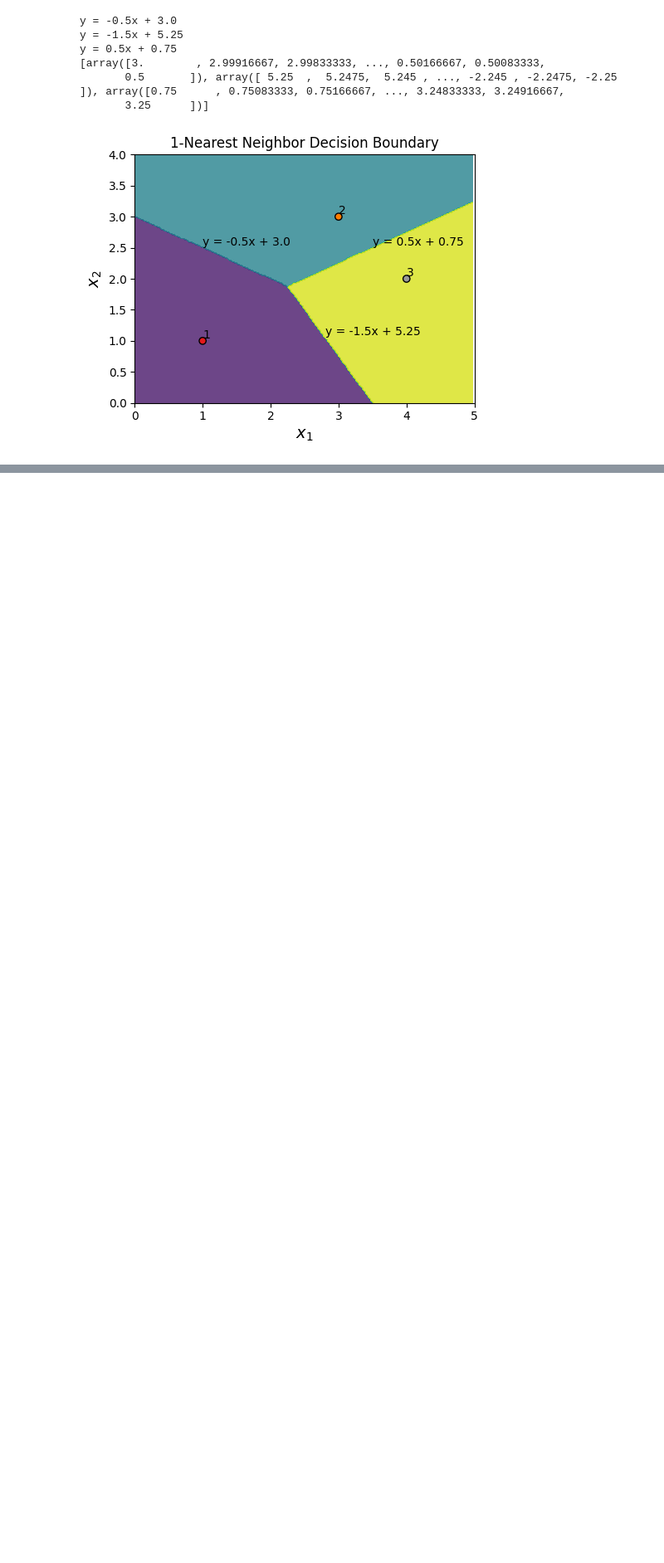
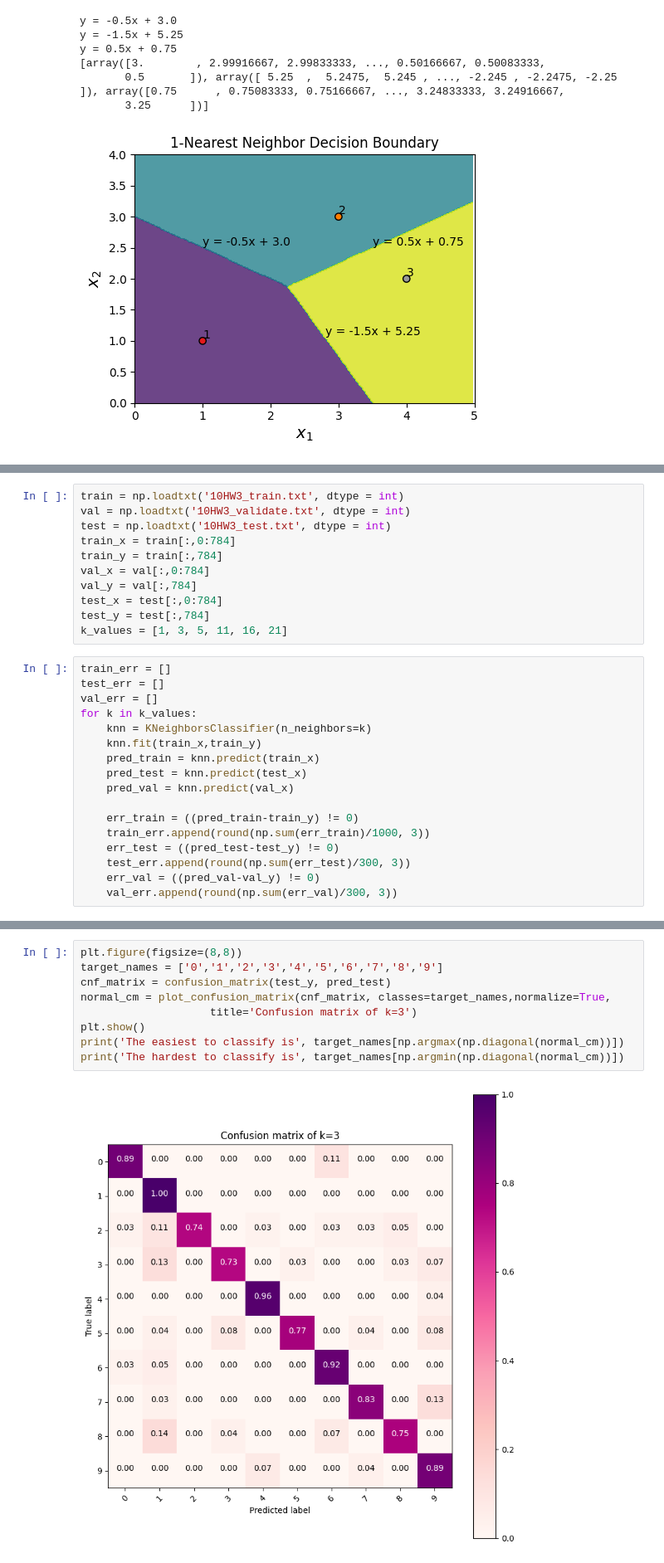
Before and after one commit to yylunxie/2023-Fall-ML, a Jupyter notebook: 10Homework/hw10.ipynb, the cells around one changed output, grey strips where cells are left out. Shown at 83% size. Cells and saved outputs as stored; diff of their text form; blank space fills up the shorter version.

```diff
--- a/10Homework/hw10.ipynb
+++ b/10Homework/hw10.ipynb
@@ -232,0 +279,28 @@ y = 0.5x + 0.75
+# %%
+train = np.loadtxt('10HW3_train.txt', dtype = int)
+val = np.loadtxt('10HW3_validate.txt', dtype = int)
+test = np.loadtxt('10HW3_test.txt', dtype = int)
+train_x = train[:,0:784]
+train_y = train[:,784]
+val_x = val[:,0:784]
+val_y = val[:,784]
+test_x = test[:,0:784]
+test_y = test[:,784]
+k_values = [1, 3, 5, 11, 16, 21]
+# %%
+train_err = []
+test_err = []
+val_err = []
+for k in k_values:
+    knn = KNeighborsClassifier(n_neighbors=k)
+    knn.fit(train_x,train_y)
+    pred_train = knn.predict(train_x)
+    pred_test = knn.predict(test_x)
+    pred_val = knn.predict(val_x)
+
+    err_train = ((pred_train-train_y) != 0)
+    train_err.append(round(np.sum(err_train)/1000, 3))
+    err_test = ((pred_test-test_y) != 0)
+    test_err.append(round(np.sum(err_test)/300, 3))
+    err_val = ((pred_val-val_y) != 0)
+    val_err.append(round(np.sum(err_val)/300, 3))
@@ -232,0 +325,11 @@ y = 0.5x + 0.75
+# %%
+plt.figure(figsize=(8,8))
+target_names = ['0','1','2','3','4','5','6','7','8','9']
+cnf_matrix = confusion_matrix(test_y, pred_test)
+normal_cm = plot_confusion_matrix(cnf_matrix, classes=target_names,normalize=True,
+                    title='Confusion matrix of k=3')
+plt.show()
+print('The easiest to classify is', target_names[np.argmax(np.diagonal(normal_cm))])
+print('The hardest to classify is', target_names[np.argmin(np.diagonal(normal_cm))])
+# %% [output]
+[figure, added]
```
Also changed, not shown: parts of 6 cells of this notebook, 1 other file.
